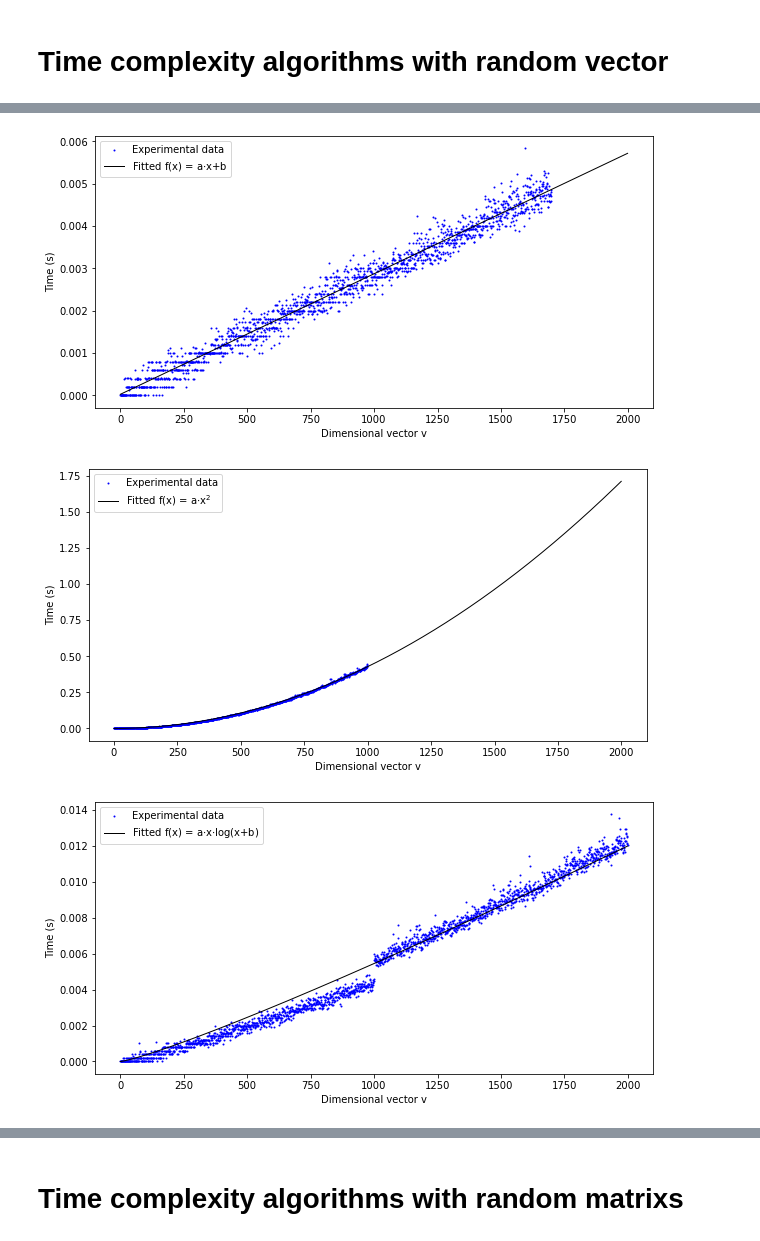
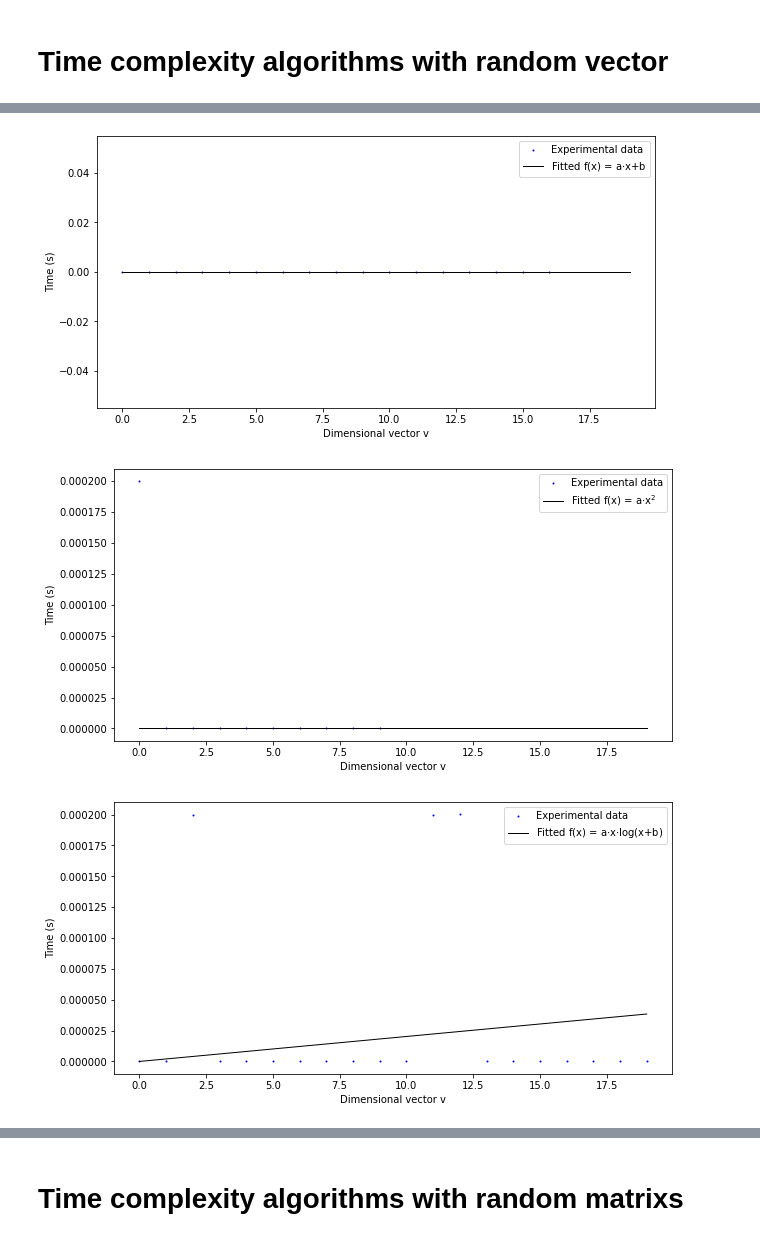
Before and after one commit to eegoro/Analysis-and-development-of-algorithms, a Jupyter notebook: lab1.ipynb, the cells around one changed output, grey strips where cells are left out. Drawn from its saved outputs; the diff is of its cells as text; code cells hidden in the pictures.

```diff
--- a/lab1.ipynb
+++ b/lab1.ipynb
@@ -113,7 +113,7 @@ def pointgraph(x, x2, y, y_new, llabel, ffname):
 # %% [markdown]
 # Time complexity algorithms with random vector
 # %%
-max_n = 2000
+max_n = 20
 time_n_iter_const = np.arange(max_n*5, dtype=float)
 time_n_const = np.arange(max_n, dtype=float)
 time_n_iter_const = time_n_iter_const.reshape((5, max_n))
@@ -126,12 +126,12 @@ time_n_prod = np.arange(max_n, dtype=float)
 time_n_iter_prod = np.arange(max_n*5, dtype=float)
 time_n_iter_prod = time_n_iter_prod.reshape((5, max_n))
 
-max_n_poly = 1700
+max_n_poly = 17
 time_n_poly = np.arange(max_n_poly, dtype=float)
 time_n_iter_poly = np.arange(max_n_poly*5, dtype=float)
 time_n_iter_poly = time_n_iter_poly.reshape((5, max_n_poly))
 
-max_n_bubble = 1000
+max_n_bubble = 10
 time_n_bubble = np.arange(max_n_bubble, dtype=float)
 time_n_iter_bubble = np.arange(max_n_bubble*5, dtype=float)
 time_n_iter_bubble = time_n_iter_bubble.reshape((5, max_n_bubble))
@@ -220,3 +220,3 @@ pointgraph(x_max, x_max, y_timesort, y_new_timesort, 'Fitted f(x) = a$\cdot$x$\c
-[figure, old version]
+[figure, new version]
-[figure, old version]
+[figure, new version]
-[figure, old version]
+[figure, new version]
```
Also changed, not shown: parts of 1 cell of this notebook.
